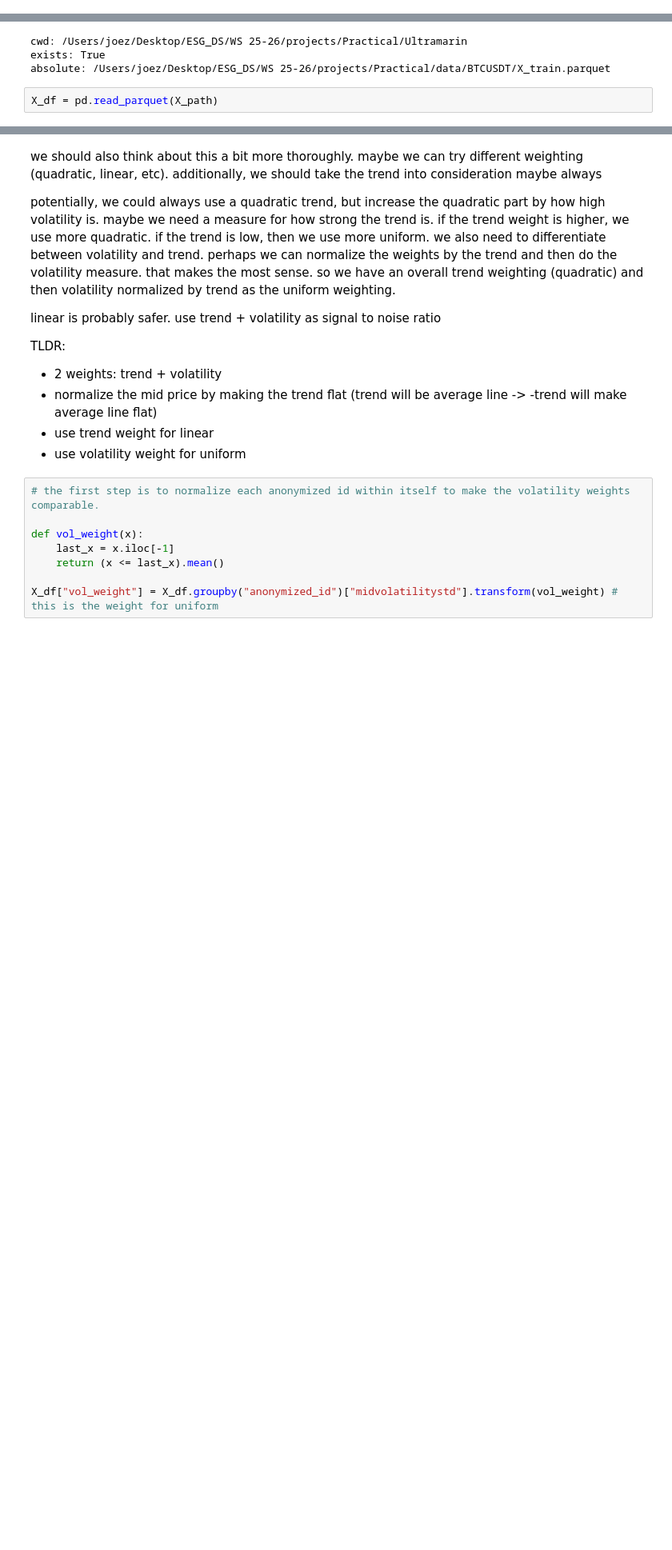
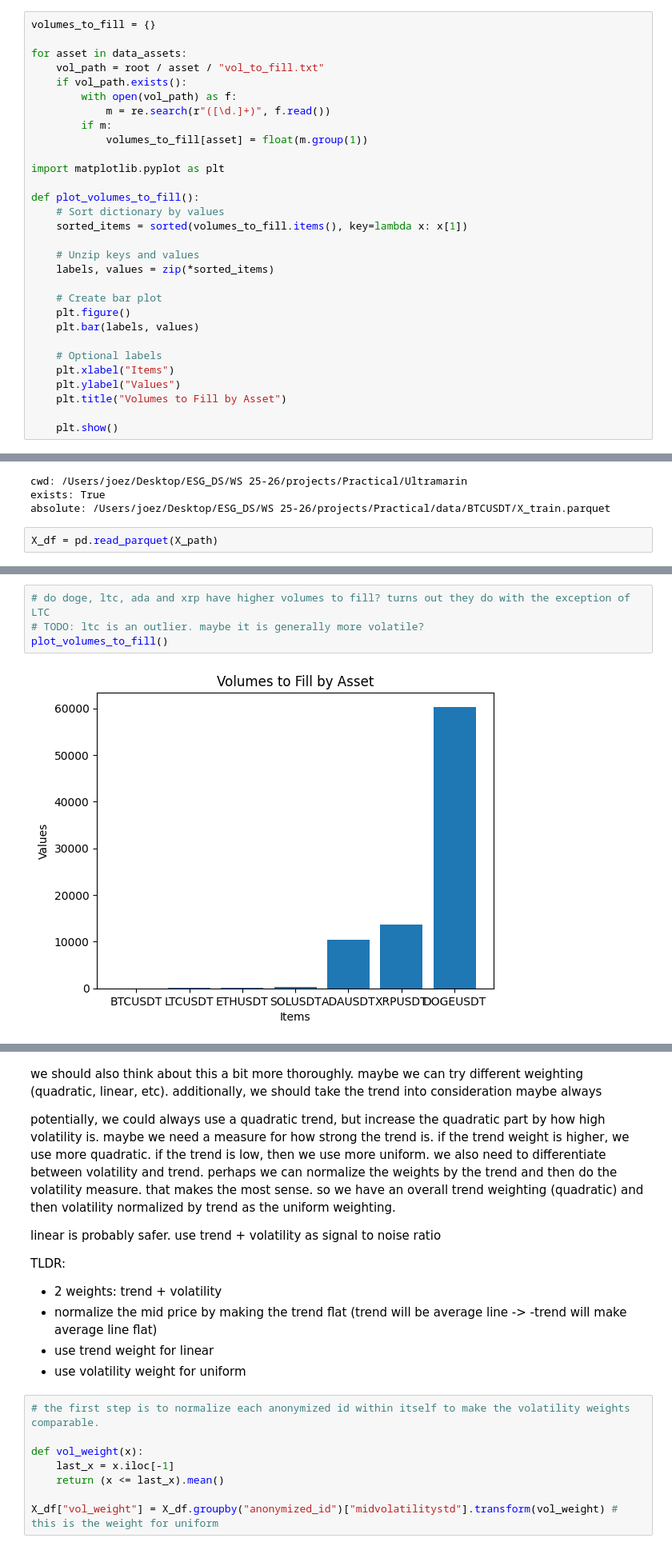
Before and after one commit to JosephZacharyGawlik/Ultramarin, a Jupyter notebook: simple_strategies.ipynb, the cells around one changed output, grey strips where cells are left out. Shown at 80% size. Drawn from its saved outputs; the diff is of its cells as text; blank space fills up the shorter version.

```diff
--- a/simple_strategies.ipynb
+++ b/simple_strategies.ipynb
@@ -67,6 +70,36 @@ print("volume_to_fill:", volume_to_fill)
 # %% [output]
 data asset: BTCUSDT
 volume_to_fill: 4.0
+# %%
+volumes_to_fill = {}
+
+for asset in data_assets:
+    vol_path = root / asset / "vol_to_fill.txt"
+    if vol_path.exists():
+        with open(vol_path) as f:
+            m = re.search(r"([\d.]+)", f.read())
+        if m:
+            volumes_to_fill[asset] = float(m.group(1))
+
+import matplotlib.pyplot as plt
+
+def plot_volumes_to_fill():
+    # Sort dictionary by values
+    sorted_items = sorted(volumes_to_fill.items(), key=lambda x: x[1])
+
+    # Unzip keys and values
+    labels, values = zip(*sorted_items)
+
+    # Create bar plot
+    plt.figure()
+    plt.bar(labels, values)
+
+    # Optional labels
+    plt.xlabel("Items")
+    plt.ylabel("Values")
+    plt.title("Volumes to Fill by Asset")
+
+    plt.show()
 # %%
 # DeepLOB only take LOB features as input
 LOB_COLS = []
@@ -379,3 +392,9 @@ df_k[df_k["Asset"] == data_asset]
 
 send above results to Maaz...
+# %%
+# do doge, ltc, ada and xrp have higher volumes to fill? turns out they do with the exception of LTC
+# TODO: ltc is an outlier. maybe it is generally more volatile?
+plot_volumes_to_fill()
+# %% [output]
+[figure, added]
 # %% [markdown]
```
Also changed, not shown: parts of 32 cells of this notebook.
